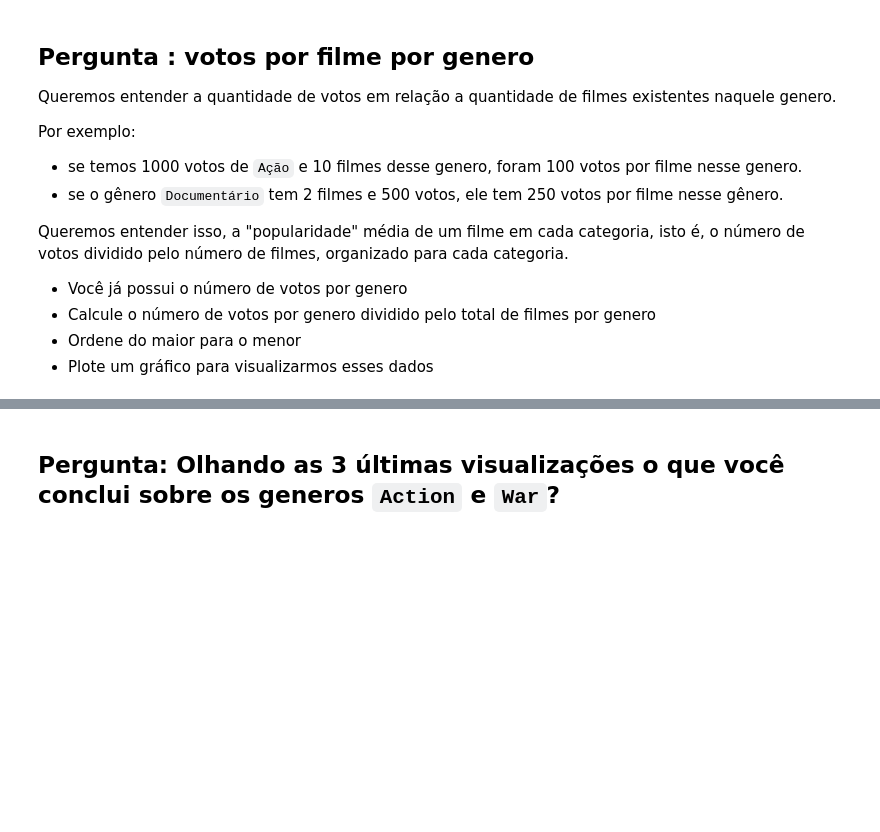
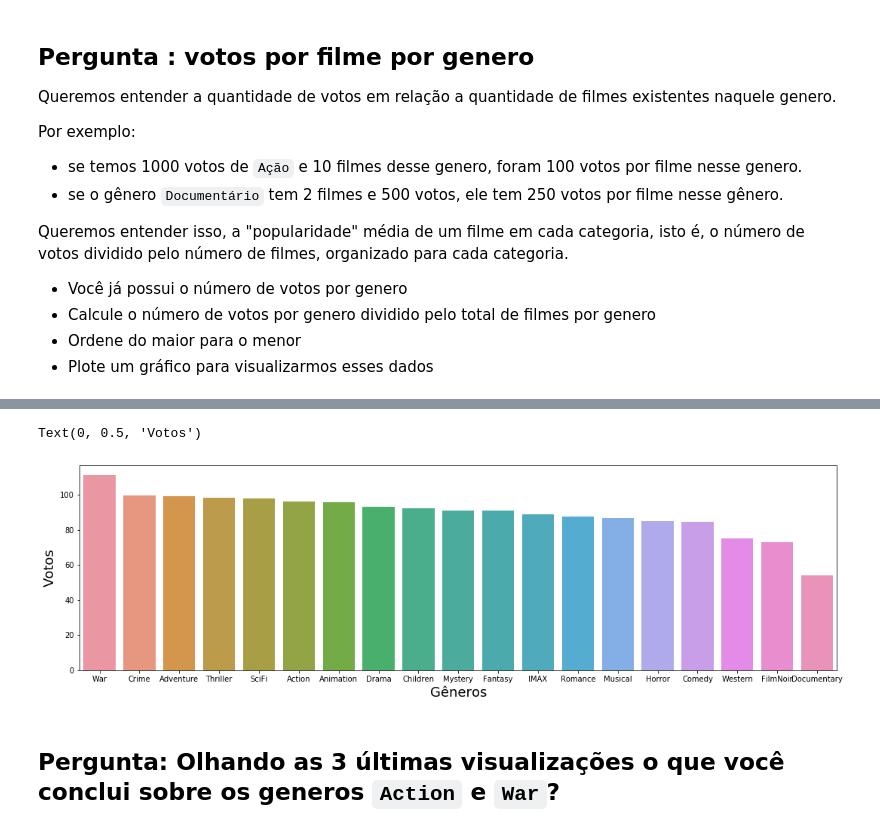
Before and after one commit to guizuccolotto-zz/formacao-data-science, a Jupyter notebook: Formação_Data_Science_Alura_Análise.ipynb, the cells around one changed output, grey strips where cells are left out. Cells and saved outputs as stored; diff of their text form; code cells hidden in the pictures; blank space fills up the shorter version.

```diff
--- a/Formação_Data_Science_Alura_Análise.ipynb
+++ b/Formação_Data_Science_Alura_Análise.ipynb
@@ -49,6 +61,6 @@ Usando scipy 1.2.0
 - renomeie as colunas para `filmeId`, `titulo` e `generos`
 - configure o indice (`index`) para ser o `filmeId`
 # %%
-filmes = pd.read_csv('movies.csv')
+filmes = pd.read_csv('https://raw.githubusercontent.com/alura-cursos/formacao-data-science/master/movies.csv')
 filmes.columns = (['filmeId', 'titulo','generos'])
 filmes = filmes.set_index('filmeId')
@@ -72,7 +100,7 @@ filmes.head()
 - os dados `https://raw.githubusercontent.com/alura-cursos/formacao-data-science/master/ratings.csv` devem ser carregado em `notas`
 - renomeie as colunas para `usuarioId`, `filmeId`, `nota` e `momento`
 # %%
-notas = pd.read_csv('ratings.csv')
+notas = pd.read_csv('https://raw.githubusercontent.com/alura-cursos/formacao-data-science/master/ratings.csv')
 notas.columns = (['usuarioId','filmeId','nota','momento'])
 # %%
 notas.head()
@@ -103,5 +154,5 @@ filmes.head()
 # %%
 # solução para criar a nova coluna e filtrar os filmes
-filmes = filmes.loc[filmes['total_de_votos'] > 50]
+filmes = filmes.loc[filmes['total_de_votos'] >= 50]
 # %%
 filmes.head()
@@ -240,7 +418,12 @@ result
 # %%
 # solução com visualização
 plt.figure(figsize=(18,5))
-sns.barplot(x = result.index, y = ("votos_por_genero"), data = result )
+sns.barplot(x = result.index, y = ("votos_por_genero"), data = result)
+plt.xlabel('Gêneros', fontsize=18)
+plt.ylabel('Votos', fontsize=18)
+# %% [output]
+Text(0, 0.5, 'Votos')
+[figure, added]
 # %% [markdown]
 ## Pergunta: Olhando as 3 últimas visualizações o que você conclui sobre os generos `Action` e `War`?
 # %% [markdown]
```
Also changed, not shown: parts of 79 cells of this notebook, 1 other file.
